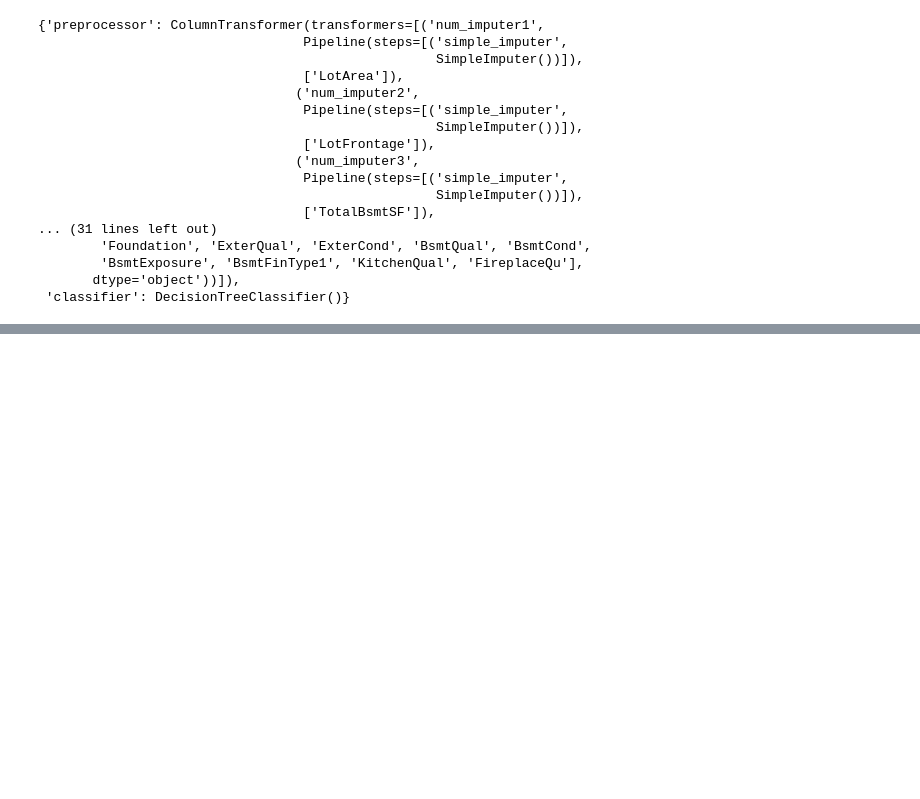
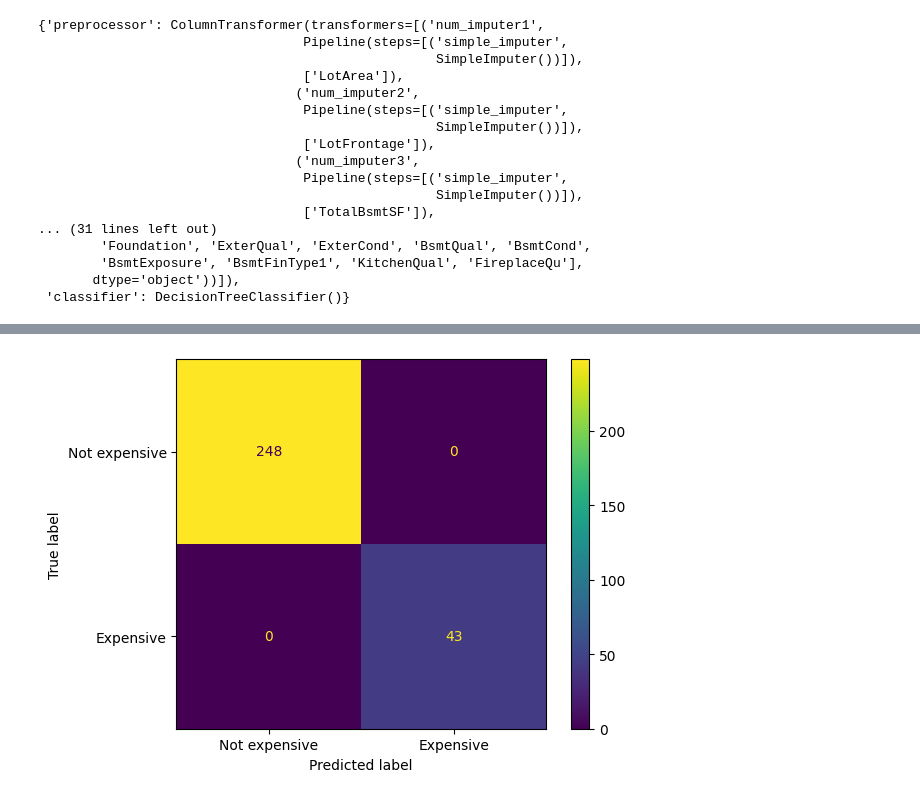
Before and after one commit to gastan81/supervised-ml, a Jupyter notebook: 06_classification__ordinal_encoding.ipynb, the cells around one changed output, grey strips where cells are left out. Cells and saved outputs as stored; diff of their text form; code cells hidden in the pictures; blank space fills up the shorter version.

```diff
--- a/06_classification__ordinal_encoding.ipynb
+++ b/06_classification__ordinal_encoding.ipynb
@@ -679,0 +837,8 @@ accuracy_score(y_true = y_test,
+# %%
+ConfusionMatrixDisplay.from_estimator(
+    best
+    , X_test
+    , y_test_pred
+    , display_labels=['Not expensive', 'Expensive']);
+# %% [output]
+[figure, added]
```
Also changed, not shown: parts of 34 cells of this notebook.
